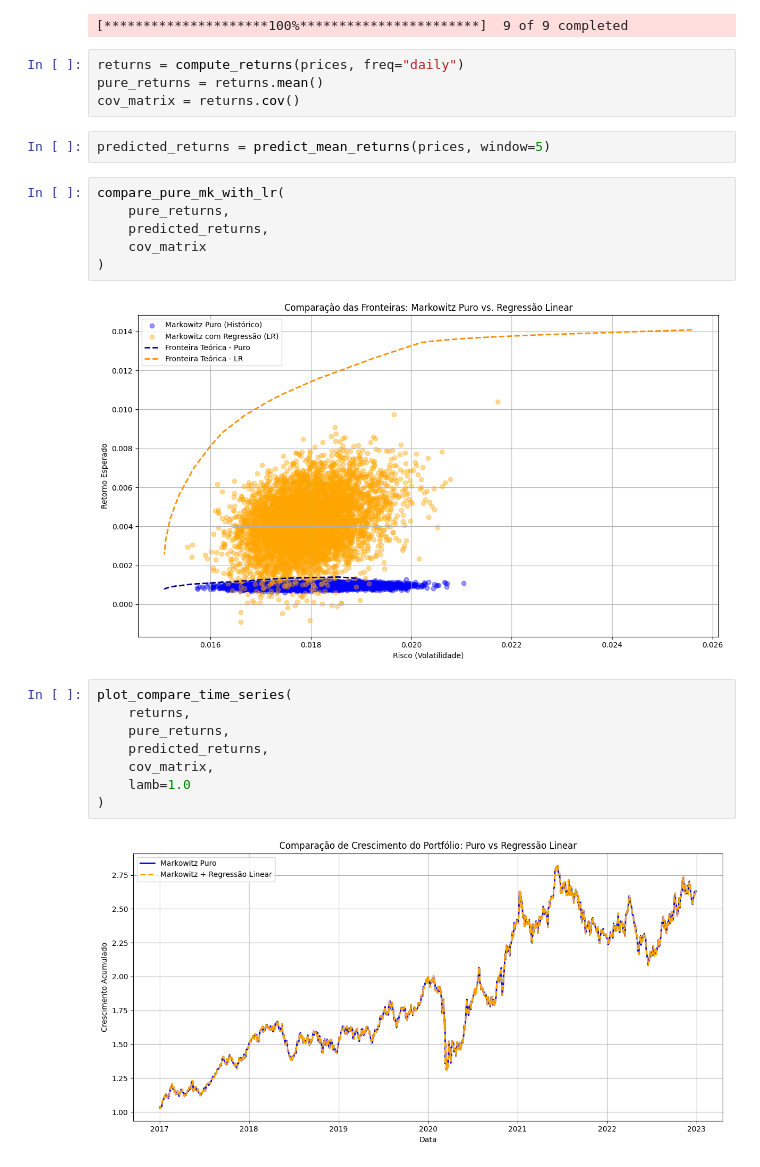
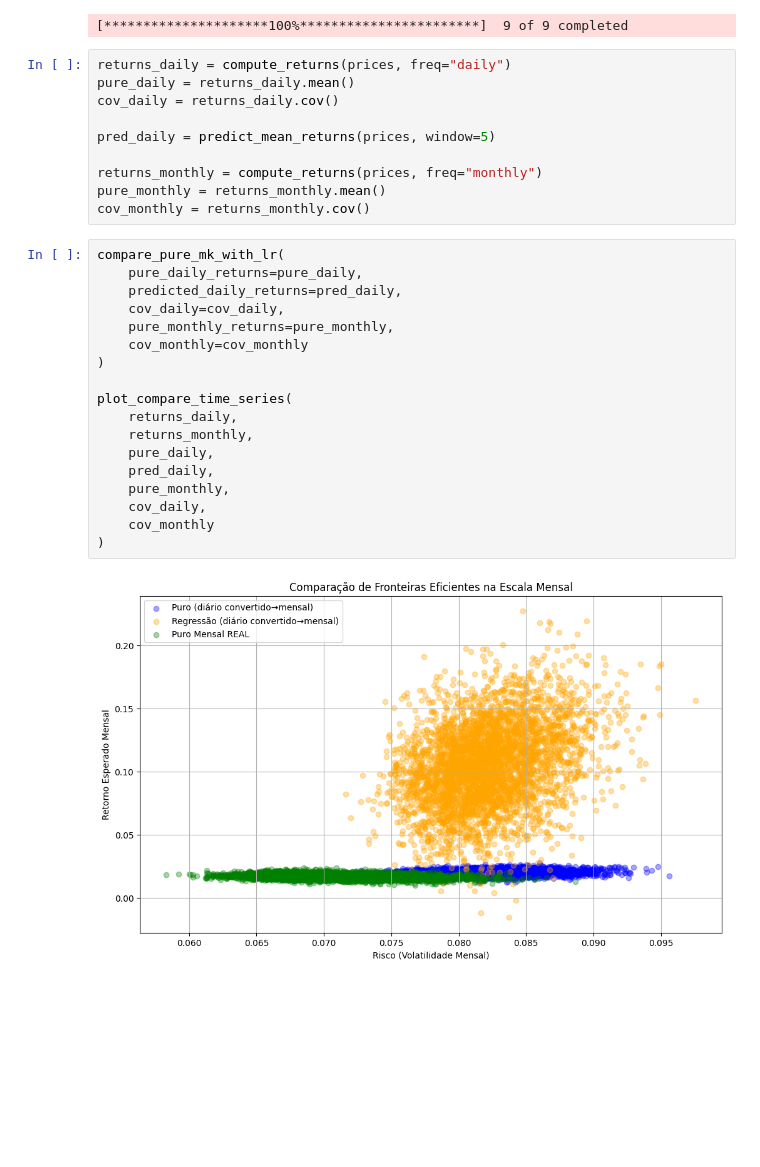
Before and after one commit to maronect/deep_learning_finance, a Jupyter notebook: notebooks/00-compare_models.ipynb, the cells around one changed output. Cells and saved outputs as stored; diff of their text form; blank space fills up the shorter version.

Commit message:
monthly comparison between daily to monthly with only MK and with LR, with true monthly returns

```diff
--- a/notebooks/00-compare_models.ipynb
+++ b/notebooks/00-compare_models.ipynb
@@ -22,27 +22,33 @@ end_date = "2023-01-01"
 prices = load_prices(tickers, start=start_date, end=end_date)
 # %% [output]
 [*********************100%***********************]  9 of 9 completed
-# %%
-returns = compute_returns(prices, freq="daily")
-pure_returns = returns.mean()
-cov_matrix = returns.cov()
-# %%
-predicted_returns = predict_mean_returns(prices, window=5)
-# %%
-compare_pure_mk_with_lr(
-    pure_returns,
-    predicted_returns,
-    cov_matrix
-)
-# %% [output]
-[figure, removed]
-# %%
-plot_compare_time_series(
-    returns,
-    pure_returns,
-    predicted_returns,
-    cov_matrix,
-    lamb=1.0
-)
-# %% [output]
-[figure, removed]
+# %%
+returns_daily = compute_returns(prices, freq="daily")
+pure_daily = returns_daily.mean()
+cov_daily = returns_daily.cov()
+
+pred_daily = predict_mean_returns(prices, window=5)
+
+returns_monthly = compute_returns(prices, freq="monthly")
+pure_monthly = returns_monthly.mean()
+cov_monthly = returns_monthly.cov()
+# %%
+compare_pure_mk_with_lr(
+    pure_daily_returns=pure_daily,
+    predicted_daily_returns=pred_daily,
+    cov_daily=cov_daily,
+    pure_monthly_returns=pure_monthly,
+    cov_monthly=cov_monthly
+)
+
+plot_compare_time_series(
+    returns_daily,
+    returns_monthly,
+    pure_daily,
+    pred_daily,
+    pure_monthly,
+    cov_daily,
+    cov_monthly
+)
+# %% [output]
+[figure, added]
```
Also changed, not shown: parts of 2 cells of this notebook, 1 other file.
